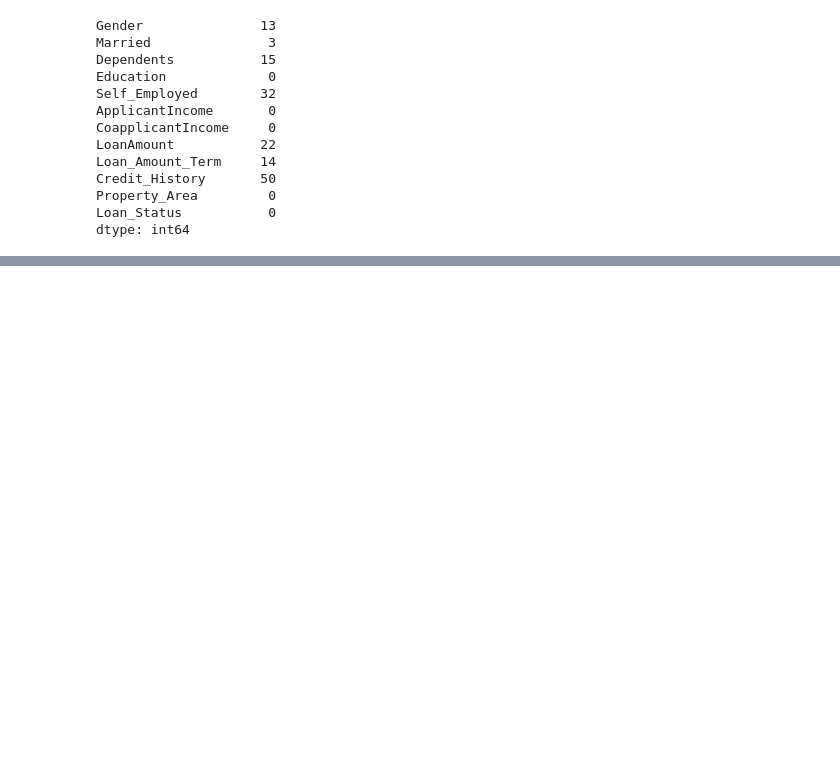
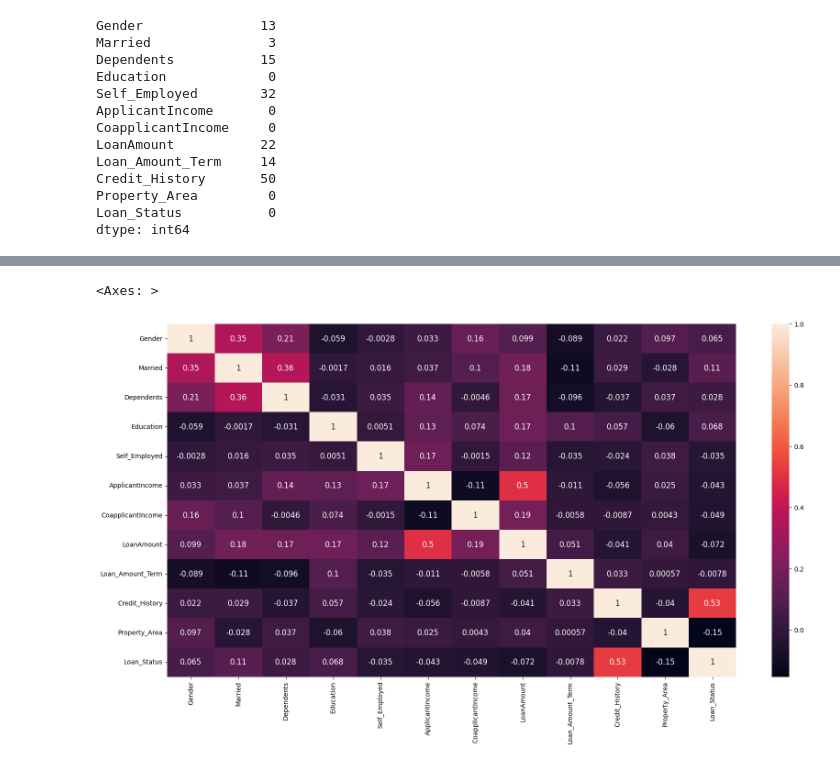
Before and after one commit to Bison619/ML_Practice_, a Jupyter notebook: Projects/Loan Status Prediction/Loan Status Prediction.ipynb, the cells around one changed output, grey strips where cells are left out. Cells and saved outputs as stored; diff of their text form; code cells hidden in the pictures; blank space fills up the shorter version.

```diff
--- a/Projects/Loan Status Prediction/Loan Status Prediction.ipynb
+++ b/Projects/Loan Status Prediction/Loan Status Prediction.ipynb
@@ -78,0 +191,8 @@ ValueError: could not convert string to float: 'Male'
+# %%
+datacorr= Loandata.corr()
+# %%
+plt.figure(figsize=(20,10))
+sns.heatmap(datacorr, annot=True,annot_kws={'size':12})
+# %% [output]
+<Axes: >
+[figure, added]
```
Also changed, not shown: parts of 24 cells of this notebook.
